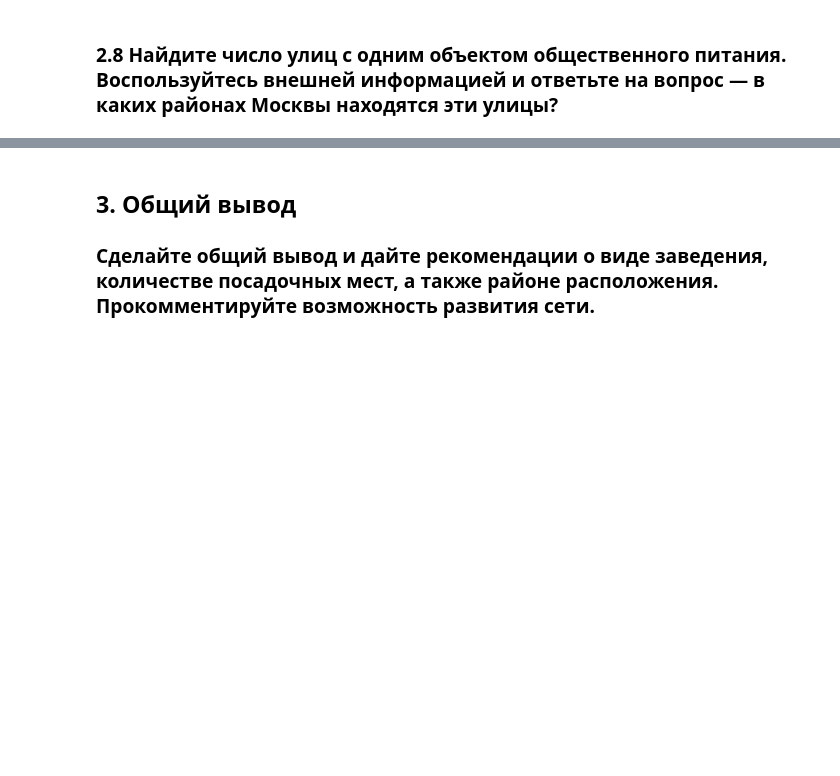
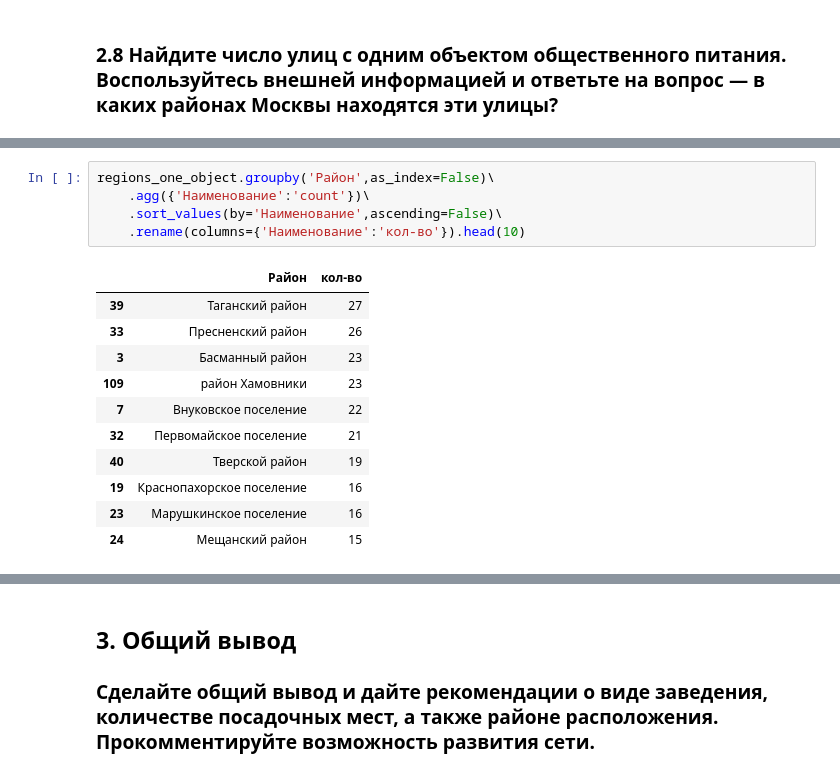
Before and after one commit to kbzunder/Yandex_Practicum_Projects, a Jupyter notebook: project_14_visualization.ipynb, the cells around one changed output, grey strips where cells are left out. Saved outputs shown, nothing was run; the diff lists cells and outputs as text; blank space fills up the shorter version.

```diff
--- a/project_14_visualization.ipynb
+++ b/project_14_visualization.ipynb
@@ -240,0 +378,17 @@ data.head(10)
+# %%
+regions_one_object.groupby('Район',as_index=False)\
+    .agg({'Наименование':'count'})\
+    .sort_values(by='Наименование',ascending=False)\
+    .rename(columns={'Наименование':'кол-во'}).head(10)
+# %% [output]
+|  | Район | кол-во |
+| 39 | Таганский район | 27 |
+| 33 | Пресненский район | 26 |
+| 3 | Басманный район | 23 |
+| 109 | район Хамовники | 23 |
+| 7 | Внуковское поселение | 22 |
+| 32 | Первомайское поселение | 21 |
+| 40 | Тверской район | 19 |
+| 19 | Краснопахорское поселение | 16 |
+| 23 | Марушкинское поселение | 16 |
+| 24 | Мещанский район | 15 |
```
Also changed, not shown: parts of 24 cells of this notebook.
